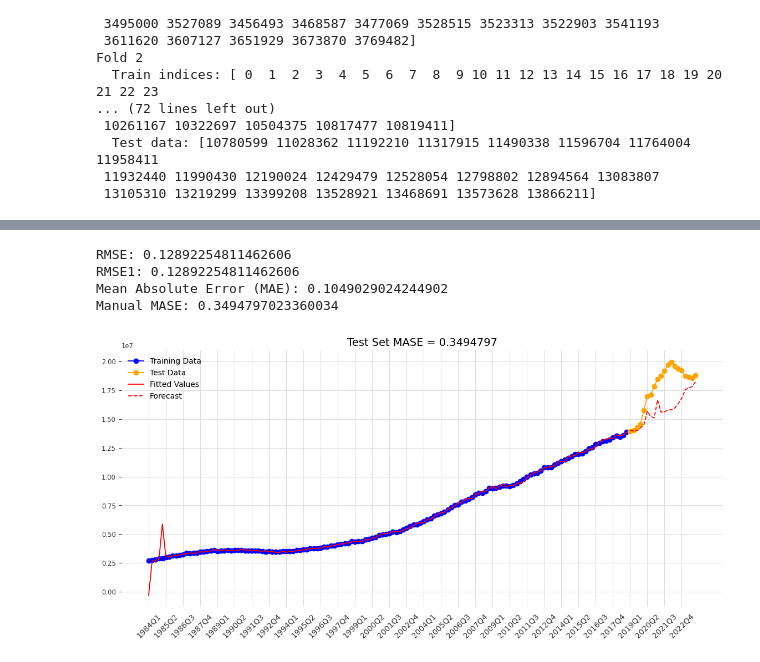
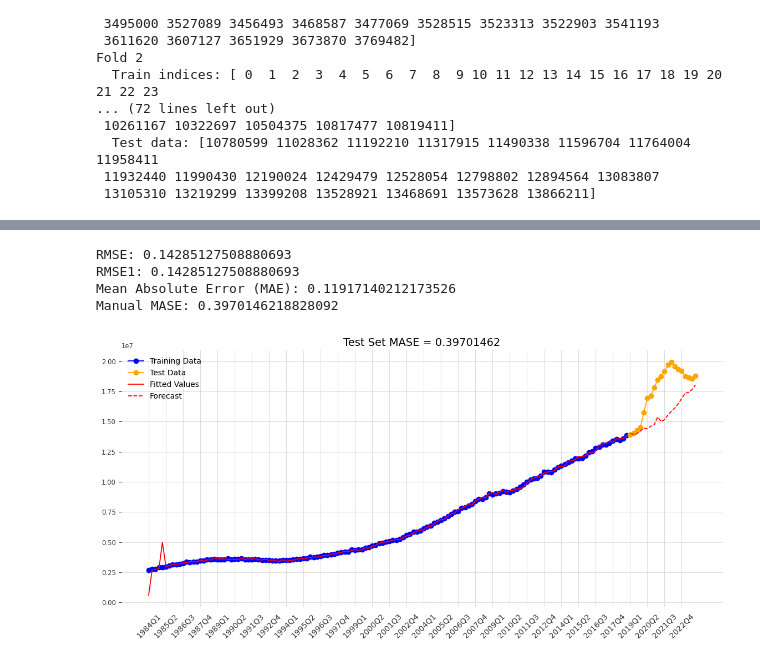
Before and after one commit to chinglung880218/Forecasting-Deposit-via-SARIMAX, a Jupyter notebook: ARIMA/ARIMA.ipynb, the cells around one changed output, grey strips where cells are left out. Saved outputs shown, nothing was run; the diff lists cells and outputs as text; code cells hidden in the pictures.

```diff
--- a/ARIMA/ARIMA.ipynb
+++ b/ARIMA/ARIMA.ipynb
@@ -145,0 +150,13 @@ plt.show()
+# %%
+df['deposits_diff'] = df['Deposits'].diff()
+
+# Step 2: Drop NaN values (created by differencing)
+df['deposits_diff'] = df['deposits_diff'].dropna()
+
+# Step 3: Apply the ADF test to the differenced series
+result = adfuller(log_diff)
+
+# Step 4: Print the test results
+print("ADF Test Statistic:", result[0])
+print("p-value:", result[1])
+print("Critical Values:", result[4])
@@ -219,6 +271,7 @@ for m in range(1, 50):
             seasonal=True,
             m=m,
             D = 1,
+            d=1,
             max_p=10,
             max_q=10,
             trace=False,
@@ -941,3 +788,8 @@ test_features
+# %%
+selected_columns = df_X.iloc[:, indices_to_pick]
+
+train_features = scaler.fit_transform(selected_columns.iloc[:-20])
+test_features = scaler.transform(selected_columns.iloc[-20:])
 # %%
 from statsmodels.tsa.statespace.sarimax import SARIMAX
 #(2,0,0)(0,1,1)[7]
@@ -1102,8 +960,26 @@ from sklearn.metrics import mean_absolute_error
 from darts import TimeSeries
 from darts.metrics import mase
 
+import numpy as np
 
+def mase(y_true, y_pred, training_series):
+    y_true = np.array(y_true)
+    y_pred = np.array(y_pred)
+    training_series = np.array(training_series)
 
+    # MAE for the model
+    mae = np.mean(np.abs(y_true - y_pred))
+
+    # Naive forecast MAE
+    naive_diff = np.abs(training_series[1:] - training_series[:-1])
+    naive_mae = np.mean(naive_diff)
+
+    if naive_mae == 0:
+        return np.nan  # Avoid division by zero
+
+    return mae / naive_mae
+
+y_preds1 = sarima_fea1.forecast(steps=len(date_test), exog=test_features)
 
 
 
@@ -1128,59 +1004,40 @@ plt.plot(date_train,
          'r',
          label='Fitted Values')
 
 
 plt.plot(date_test.Date,
          sarima_fea1.forecast(len(date_test),exog=test_features),
          '--r',
          label="Forecast")
-plt.title("Test Set MASE = " + str(np.round(mase_value,8)),
-             fontsize=14)
+
 
 
 # Calculate RMSE
 rmse = np.sqrt(np.mean((np.array(y_test) - np.array(y_preds1))**2))/np.mean(np.array(y_test))
 print("RMSE:", rmse)
 rmse1 = mean_squared_error(y_test,y_preds1, squared=False)
 print("RMSE1:", rmse)
 # Calculate MAE
 mae = mean_absolute_error(y_test,y_preds1)
 print("Mean Absolute Error (MAE):", mae/np.mean(np.array(y_test)))
 
 
 
 # Customize x-axis ticks to display every 10th label with rotation
 xticks = np.concatenate([date_train[::5], date_test.Date[::5]])
 
-import numpy as np
-
-def mase(y_true, y_pred, training_series):
-    y_true = np.array(y_true)
-    y_pred = np.array(y_pred)
-    training_series = np.array(training_series)
-
-    # MAE for the model
-    mae = np.mean(np.abs(y_true - y_pred))
-
-    # Naive forecast MAE
-    naive_diff = np.abs(training_series[1:] - training_series[:-1])
-    naive_mae = np.mean(naive_diff)
-
-    if naive_mae == 0:
-        return np.nan  # Avoid division by zero
-
-    return mae / naive_mae
-
 # Example Usage
-mase_value = mase(y_test, y_preds1, y_train)
-print("Manual MASE:", mase_value)
-
+mase_value1 = mase(y_test, y_preds1, y_train)
+print("Manual MASE:", mase_value1)
+plt.title("Test Set MASE = " + str(np.round(mase_value1,8)),
+             fontsize=14)
 # Set combined x-ticks with rotation and font size
 plt.xticks(xticks, rotation=45, fontsize=10)
 plt.legend()
 plt.show()
 # %% [output]
-RMSE: 0.12892254811462606
-RMSE1: 0.12892254811462606
-Mean Absolute Error (MAE): 0.1049029024244902
-Manual MASE: 0.3494797023360034
+RMSE: 0.14285127508880693
+RMSE1: 0.14285127508880693
+Mean Absolute Error (MAE): 0.11917140212173526
+Manual MASE: 0.3970146218828092
-[figure, old version]
+[figure, new version]
```
Also changed, not shown: parts of 41 cells of this notebook.
